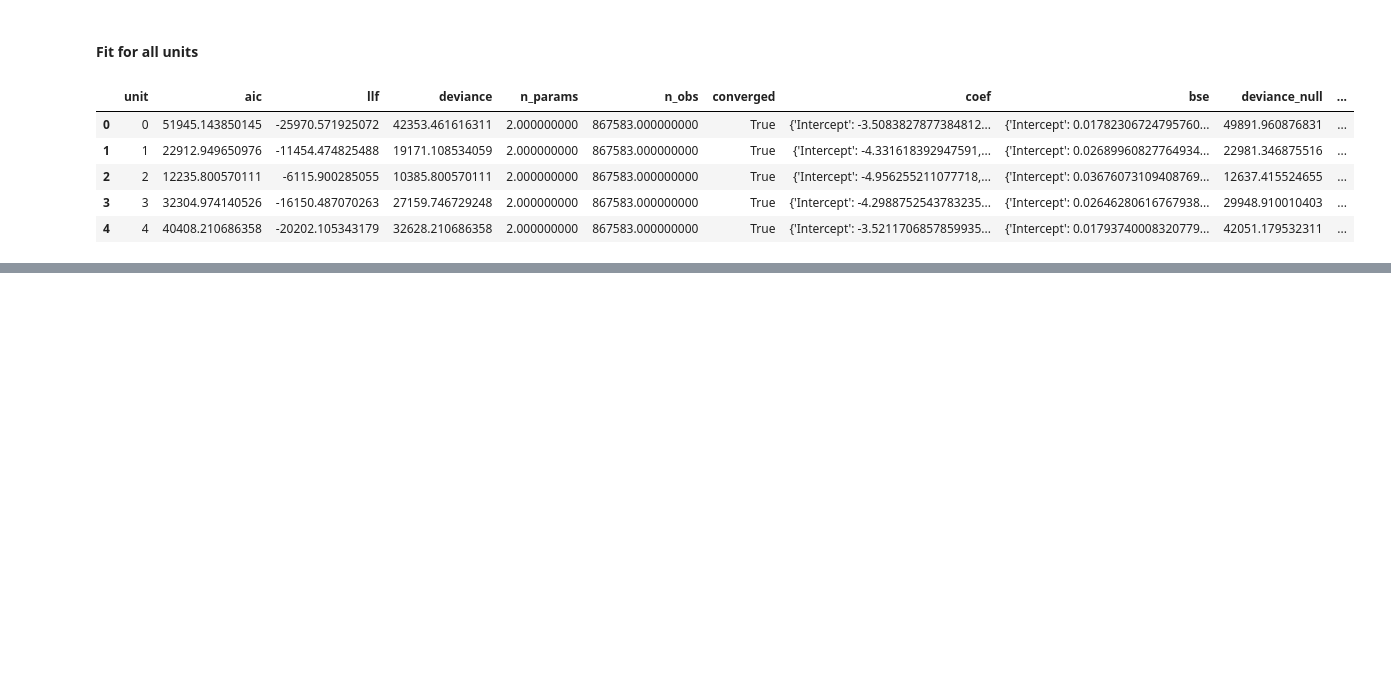
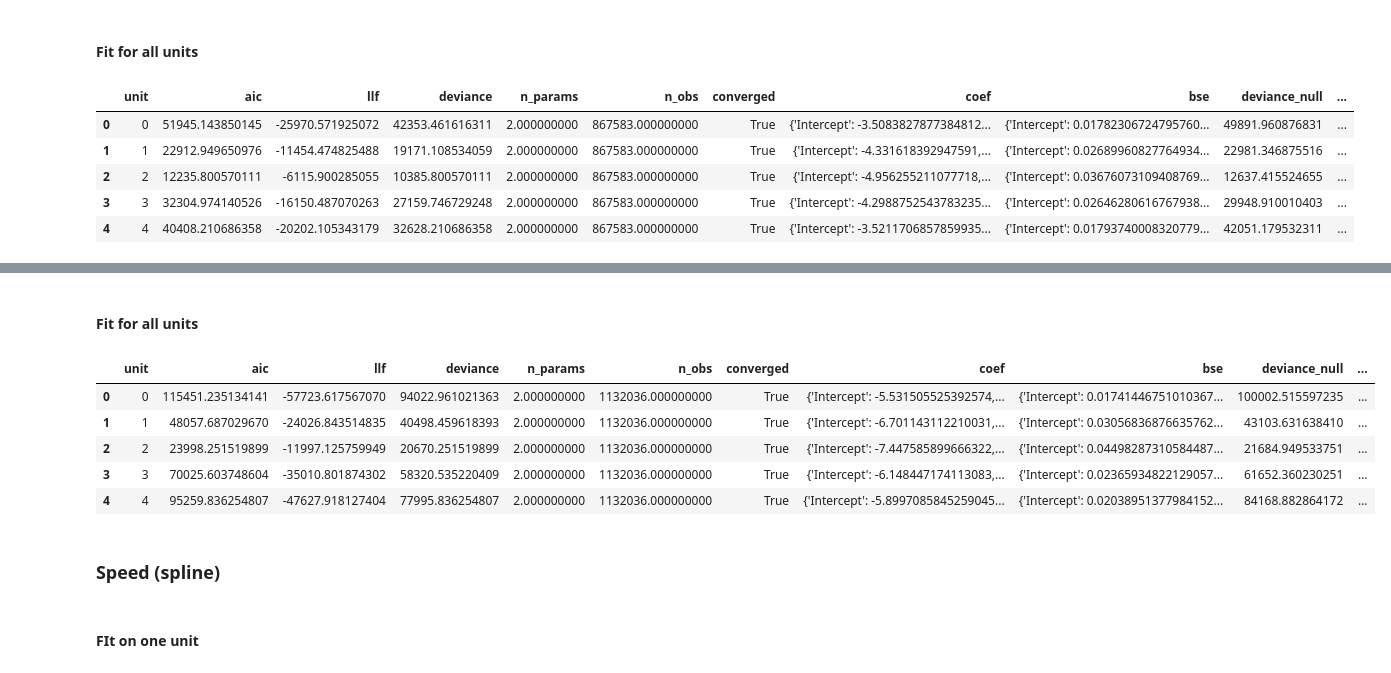
Before and after one commit to anirudh073/pfc-movement-analysis, a Jupyter notebook: notebooks/encoding.ipynb, the cells around one changed output, grey strips where cells are left out. Drawn from its saved outputs; the diff is of its cells as text; code cells hidden in the pictures; blank space fills up the shorter version.

Commit message:
add speed and linear position encoding

```diff
--- a/notebooks/encoding.ipynb
+++ b/notebooks/encoding.ipynb
@@ -299,0 +353,2 @@ choice_model_all.head()
+# %% [markdown]
+#### Fit for all units
@@ -299,0 +357,17 @@ choice_model_all.head()
+# %%
+speed_model_all["model"] = "speed"
+speed_model_all.to_csv(f"{base_dir}/analysis/speed_model_all.csv")
+speed_model_all = pd.read_csv(f"{base_dir}/analysis/speed_model_all.csv", index_col=0)
+# %%
+speed_model_all.head()
+# %% [output]
+|  | unit | aic | llf | deviance | n_params | n_obs | converged | coef | bse | deviance_null | ... |
+| 0 | 0 | 115451.235134141 | -57723.617567070 | 94022.961021363 | 2.000000000 | 1132036.000000000 | True | {'Intercept': -5.531505525392574,... | {'Intercept': 0.01741446751010367... | 100002.515597235 | ... |
+| 1 | 1 | 48057.687029670 | -24026.843514835 | 40498.459618393 | 2.000000000 | 1132036.000000000 | True | {'Intercept': -6.701143112210031,... | {'Intercept': 0.03056836876635762... | 43103.631638410 | ... |
+| 2 | 2 | 23998.251519899 | -11997.125759949 | 20670.251519899 | 2.000000000 | 1132036.000000000 | True | {'Intercept': -7.447585899666322,... | {'Intercept': 0.04498287310584487... | 21684.949533751 | ... |
+| 3 | 3 | 70025.603748604 | -35010.801874302 | 58320.535220409 | 2.000000000 | 1132036.000000000 | True | {'Intercept': -6.148447174113083,... | {'Intercept': 0.02365934822129057... | 61652.360230251 | ... |
+| 4 | 4 | 95259.836254807 | -47627.918127404 | 77995.836254807 | 2.000000000 | 1132036.000000000 | True | {'Intercept': -5.8997085845259045... | {'Intercept': 0.02038951377984152... | 84168.882864172 | ... |
+# %% [markdown]
+### Speed (spline)
+# %% [markdown]
+#### FIt on one unit
```
Also changed, not shown: parts of 17 cells of this notebook.
